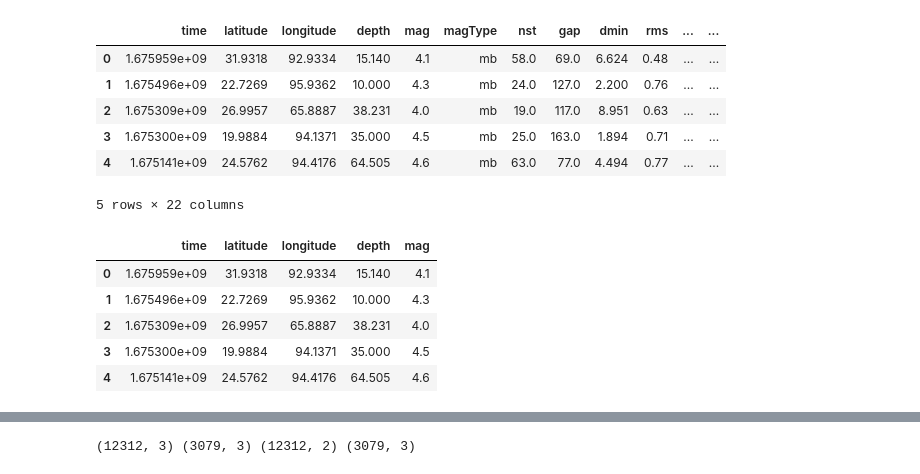
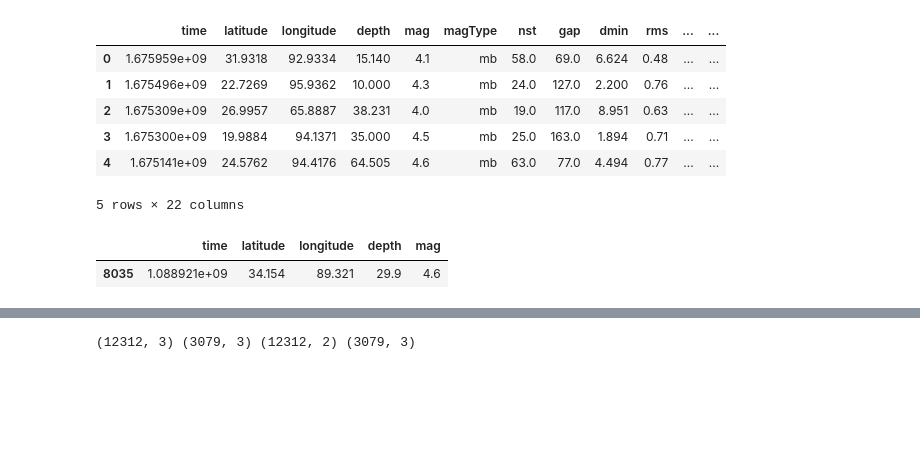
Before and after one commit to DevPriSha/Raksh, a Jupyter notebook: Machine Learning/earthquake_pred.ipynb, the cells around one changed output, grey strips where cells are left out. Drawn from its saved outputs; the diff is of its cells as text; code cells hidden in the pictures; blank space fills up the shorter version.

```diff
--- a/Machine Learning/earthquake_pred.ipynb
+++ b/Machine Learning/earthquake_pred.ipynb
@@ -42,11 +42,7 @@ df.head()
 5 rows × 22 columns
 # %%
 df = df[['time', 'latitude', 'longitude', 'depth', 'mag']]
-df.head()
+df.sample()
 # %% [output]
 |  | time | latitude | longitude | depth | mag |
-| 0 | 1.675959e+09 | 31.9318 | 92.9334 | 15.140 | 4.1 |
-| 1 | 1.675496e+09 | 22.7269 | 95.9362 | 10.000 | 4.3 |
-| 2 | 1.675309e+09 | 26.9957 | 65.8887 | 38.231 | 4.0 |
-| 3 | 1.675300e+09 | 19.9884 | 94.1371 | 35.000 | 4.5 |
-| 4 | 1.675141e+09 | 24.5762 | 94.4176 | 64.505 | 4.6 |
+| 8035 | 1.088921e+09 | 34.154 | 89.321 | 29.9 | 4.6 |
```
Also changed, not shown: parts of 9 cells of this notebook, 1 other file.
